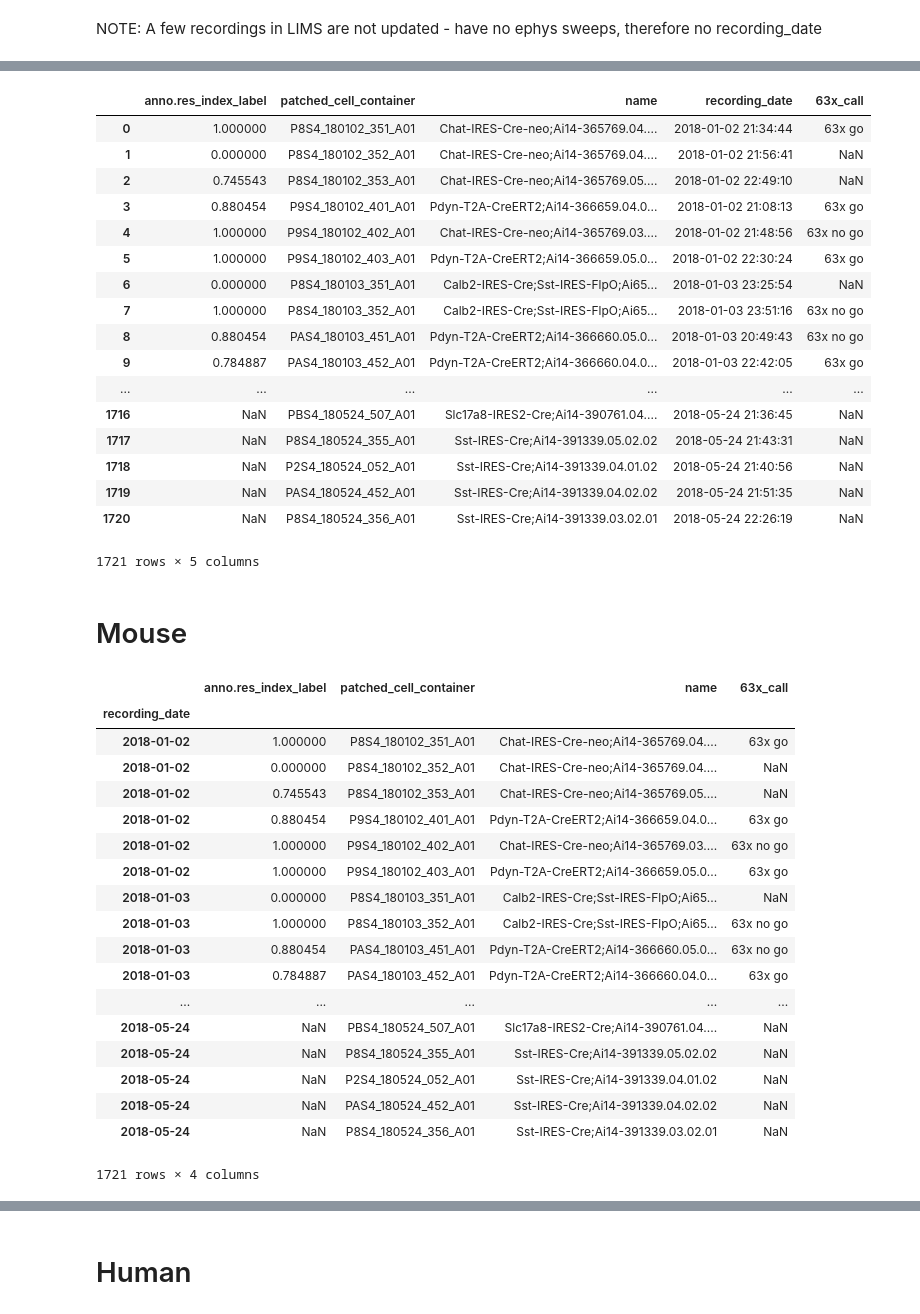
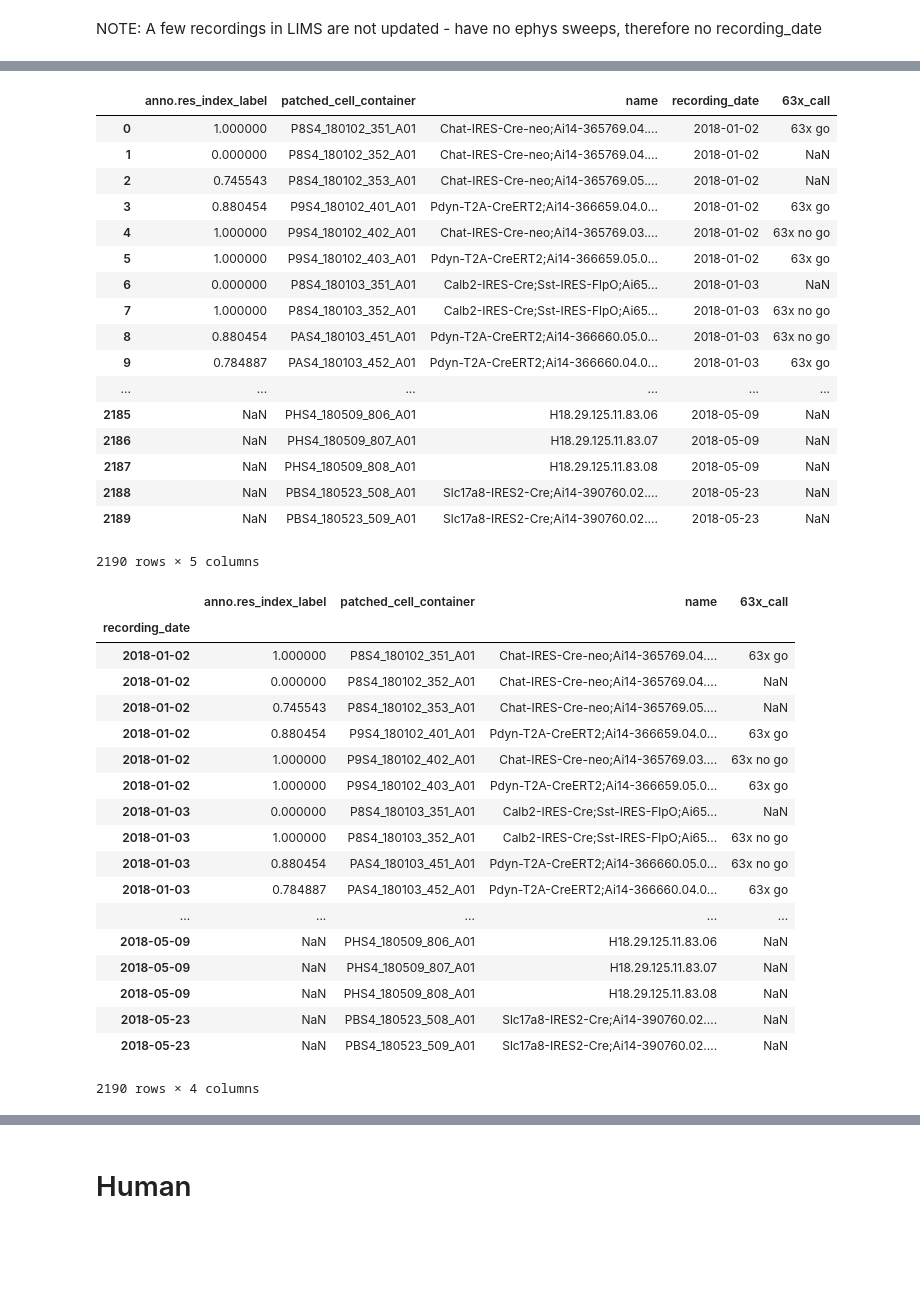
Before and after one commit to ru57y34nn/SMART_goals, a Jupyter notebook: src/SMART_Data.ipynb, the cells around one changed output, grey strips where cells are left out. Cells and saved outputs as stored; diff of their text form; code cells hidden in the pictures; blank space fills up the shorter version.

```diff
--- a/src/SMART_Data.ipynb
+++ b/src/SMART_Data.ipynb
@@ -53,8 +53,12 @@ imgs_query = "Select cell.name, array_to_string(array_agg(DISTINCT tag.name), '_
 imgs_df = lsq.get_lims_dataframe(imgs_query)
 # %%
 #getting all patched cell containers from LIMS
-lims_query = "SELECT specimens.name, specimens.patched_cell_container, err.recording_date \
-            FROM ephys_roi_results err JOIN specimens ON specimens.ephys_roi_result_id = err.id \
+#lims_query = "SELECT specimens.name, specimens.patched_cell_container, err.recording_date \
+#            FROM ephys_roi_results err JOIN specimens ON specimens.ephys_roi_result_id = err.id \
+#            WHERE patched_cell_container != 'None'"
+
+lims_query = "SELECT s.name, s.patched_cell_container \
+            FROM specimens s \
             WHERE patched_cell_container != 'None'"
 lims_df = lsq.get_lims_dataframe(lims_query)
 lims_df.head()
@@ -67,0 +72,3 @@ lims_df.head()
+# %%
+lims_df['recording_date'] = lims_df['patched_cell_container'].str[5:11]
+lims_df
@@ -67,0 +94,4 @@ lims_df.head()
+# %%
+lims_df['recording_date'] = pd.to_datetime(lims_df['recording_date'], yearfirst=True, errors='coerce')
+
+lims_df
@@ -68,3 +117,7 @@ lims_df.head()
 # %%
 #filter out dates prior to January 1, 2018
-lims_df = lims_df[lims_df['recording_date'] >= '2018-01-01 00:00:00']
+#lims_df = lims_df[lims_df['recording_date'] >= '2018-01-01 00:00:00']
+
+lims_df = lims_df[lims_df['recording_date'] >= '2018-01-01']
+
+lims_df
@@ -124,50 +196,48 @@ smart_data = smart_data.rename(index=str, columns={"array_to_string": "63x_call"
 smart_data
 # %% [output]
 |  | anno.res_index_label | patched_cell_container | name | recording_date | 63x_call |
-| 0 | 1.000000 | P8S4_180102_351_A01 | Chat-IRES-Cre-neo;Ai14-365769.04.... | 2018-01-02 21:34:44 | 63x go |
-| 1 | 0.000000 | P8S4_180102_352_A01 | Chat-IRES-Cre-neo;Ai14-365769.04.... | 2018-01-02 21:56:41 | NaN |
-| 2 | 0.745543 | P8S4_180102_353_A01 | Chat-IRES-Cre-neo;Ai14-365769.05.... | 2018-01-02 22:49:10 | NaN |
-| 3 | 0.880454 | P9S4_180102_401_A01 | Pdyn-T2A-CreERT2;Ai14-366659.04.0... | 2018-01-02 21:08:13 | 63x go |
-| 4 | 1.000000 | P9S4_180102_402_A01 | Chat-IRES-Cre-neo;Ai14-365769.03.... | 2018-01-02 21:48:56 | 63x no go |
-| 5 | 1.000000 | P9S4_180102_403_A01 | Pdyn-T2A-CreERT2;Ai14-366659.05.0... | 2018-01-02 22:30:24 | 63x go |
-| 6 | 0.000000 | P8S4_180103_351_A01 | Calb2-IRES-Cre;Sst-IRES-FlpO;Ai65... | 2018-01-03 23:25:54 | NaN |
-| 7 | 1.000000 | P8S4_180103_352_A01 | Calb2-IRES-Cre;Sst-IRES-FlpO;Ai65... | 2018-01-03 23:51:16 | 63x no go |
-| 8 | 0.880454 | PAS4_180103_451_A01 | Pdyn-T2A-CreERT2;Ai14-366660.05.0... | 2018-01-03 20:49:43 | 63x no go |
-| 9 | 0.784887 | PAS4_180103_452_A01 | Pdyn-T2A-CreERT2;Ai14-366660.04.0... | 2018-01-03 22:42:05 | 63x go |
+| 0 | 1.000000 | P8S4_180102_351_A01 | Chat-IRES-Cre-neo;Ai14-365769.04.... | 2018-01-02 | 63x go |
+| 1 | 0.000000 | P8S4_180102_352_A01 | Chat-IRES-Cre-neo;Ai14-365769.04.... | 2018-01-02 | NaN |
+| 2 | 0.745543 | P8S4_180102_353_A01 | Chat-IRES-Cre-neo;Ai14-365769.05.... | 2018-01-02 | NaN |
+| 3 | 0.880454 | P9S4_180102_401_A01 | Pdyn-T2A-CreERT2;Ai14-366659.04.0... | 2018-01-02 | 63x go |
+| 4 | 1.000000 | P9S4_180102_402_A01 | Chat-IRES-Cre-neo;Ai14-365769.03.... | 2018-01-02 | 63x no go |
+| 5 | 1.000000 | P9S4_180102_403_A01 | Pdyn-T2A-CreERT2;Ai14-366659.05.0... | 2018-01-02 | 63x go |
+| 6 | 0.000000 | P8S4_180103_351_A01 | Calb2-IRES-Cre;Sst-IRES-FlpO;Ai65... | 2018-01-03 | NaN |
+| 7 | 1.000000 | P8S4_180103_352_A01 | Calb2-IRES-Cre;Sst-IRES-FlpO;Ai65... | 2018-01-03 | 63x no go |
+| 8 | 0.880454 | PAS4_180103_451_A01 | Pdyn-T2A-CreERT2;Ai14-366660.05.0... | 2018-01-03 | 63x no go |
+| 9 | 0.784887 | PAS4_180103_452_A01 | Pdyn-T2A-CreERT2;Ai14-366660.04.0... | 2018-01-03 | 63x go |
 | ... | ... | ... | ... | ... | ... |
-| 1716 | NaN | PBS4_180524_507_A01 | Slc17a8-IRES2-Cre;Ai14-390761.04.... | 2018-05-24 21:36:45 | NaN |
-| 1717 | NaN | P8S4_180524_355_A01 | Sst-IRES-Cre;Ai14-391339.05.02.02 | 2018-05-24 21:43:31 | NaN |
-| 1718 | NaN | P2S4_180524_052_A01 | Sst-IRES-Cre;Ai14-391339.04.01.02 | 2018-05-24 21:40:56 | NaN |
-| 1719 | NaN | PAS4_180524_452_A01 | Sst-IRES-Cre;Ai14-391339.04.02.02 | 2018-05-24 21:51:35 | NaN |
-| 1720 | NaN | P8S4_180524_356_A01 | Sst-IRES-Cre;Ai14-391339.03.02.01 | 2018-05-24 22:26:19 | NaN |
+| 2185 | NaN | PHS4_180509_806_A01 | H18.29.125.11.83.06 | 2018-05-09 | NaN |
+| 2186 | NaN | PHS4_180509_807_A01 | H18.29.125.11.83.07 | 2018-05-09 | NaN |
+| 2187 | NaN | PHS4_180509_808_A01 | H18.29.125.11.83.08 | 2018-05-09 | NaN |
+| 2188 | NaN | PBS4_180523_508_A01 | Slc17a8-IRES2-Cre;Ai14-390760.02.... | 2018-05-23 | NaN |
+| 2189 | NaN | PBS4_180523_509_A01 | Slc17a8-IRES2-Cre;Ai14-390760.02.... | 2018-05-23 | NaN |
-1721 rows × 5 columns
+2190 rows × 5 columns
-# %% [markdown]
-# Mouse
 # %%
-smart_data['recording_date'] = smart_data['recording_date'].dt.date
+#smart_data['recording_date'] = smart_data['recording_date'].dt.date
 smart_data.sort_values(['recording_date', 'patched_cell_container'], ascending=[True, True])
 mouse_smart_data = smart_data.set_index('recording_date')
 
 mouse_smart_data
 # %% [output]
 |  | anno.res_index_label | patched_cell_container | name | 63x_call |
 | recording_date |  |  |  |  |
 | 2018-01-02 | 1.000000 | P8S4_180102_351_A01 | Chat-IRES-Cre-neo;Ai14-365769.04.... | 63x go |
 | 2018-01-02 | 0.000000 | P8S4_180102_352_A01 | Chat-IRES-Cre-neo;Ai14-365769.04.... | NaN |
 | 2018-01-02 | 0.745543 | P8S4_180102_353_A01 | Chat-IRES-Cre-neo;Ai14-365769.05.... | NaN |
 | 2018-01-02 | 0.880454 | P9S4_180102_401_A01 | Pdyn-T2A-CreERT2;Ai14-366659.04.0... | 63x go |
 | 2018-01-02 | 1.000000 | P9S4_180102_402_A01 | Chat-IRES-Cre-neo;Ai14-365769.03.... | 63x no go |
 | 2018-01-02 | 1.000000 | P9S4_180102_403_A01 | Pdyn-T2A-CreERT2;Ai14-366659.05.0... | 63x go |
 | 2018-01-03 | 0.000000 | P8S4_180103_351_A01 | Calb2-IRES-Cre;Sst-IRES-FlpO;Ai65... | NaN |
 | 2018-01-03 | 1.000000 | P8S4_180103_352_A01 | Calb2-IRES-Cre;Sst-IRES-FlpO;Ai65... | 63x no go |
 | 2018-01-03 | 0.880454 | PAS4_180103_451_A01 | Pdyn-T2A-CreERT2;Ai14-366660.05.0... | 63x no go |
 | 2018-01-03 | 0.784887 | PAS4_180103_452_A01 | Pdyn-T2A-CreERT2;Ai14-366660.04.0... | 63x go |
 | ... | ... | ... | ... | ... |
-| 2018-05-24 | NaN | PBS4_180524_507_A01 | Slc17a8-IRES2-Cre;Ai14-390761.04.... | NaN |
-| 2018-05-24 | NaN | P8S4_180524_355_A01 | Sst-IRES-Cre;Ai14-391339.05.02.02 | NaN |
-| 2018-05-24 | NaN | P2S4_180524_052_A01 | Sst-IRES-Cre;Ai14-391339.04.01.02 | NaN |
-| 2018-05-24 | NaN | PAS4_180524_452_A01 | Sst-IRES-Cre;Ai14-391339.04.02.02 | NaN |
-| 2018-05-24 | NaN | P8S4_180524_356_A01 | Sst-IRES-Cre;Ai14-391339.03.02.01 | NaN |
+| 2018-05-09 | NaN | PHS4_180509_806_A01 | H18.29.125.11.83.06 | NaN |
+| 2018-05-09 | NaN | PHS4_180509_807_A01 | H18.29.125.11.83.07 | NaN |
+| 2018-05-09 | NaN | PHS4_180509_808_A01 | H18.29.125.11.83.08 | NaN |
+| 2018-05-23 | NaN | PBS4_180523_508_A01 | Slc17a8-IRES2-Cre;Ai14-390760.02.... | NaN |
+| 2018-05-23 | NaN | PBS4_180523_509_A01 | Slc17a8-IRES2-Cre;Ai14-390760.02.... | NaN |
-1721 rows × 4 columns
+2190 rows × 4 columns
 # %%
 mouse_smart_data = mouse_smart_data[~mouse_smart_data['name'].astype(str).str.startswith('H1')]
```
Also changed, not shown: parts of 19 cells of this notebook, 2 other files.
